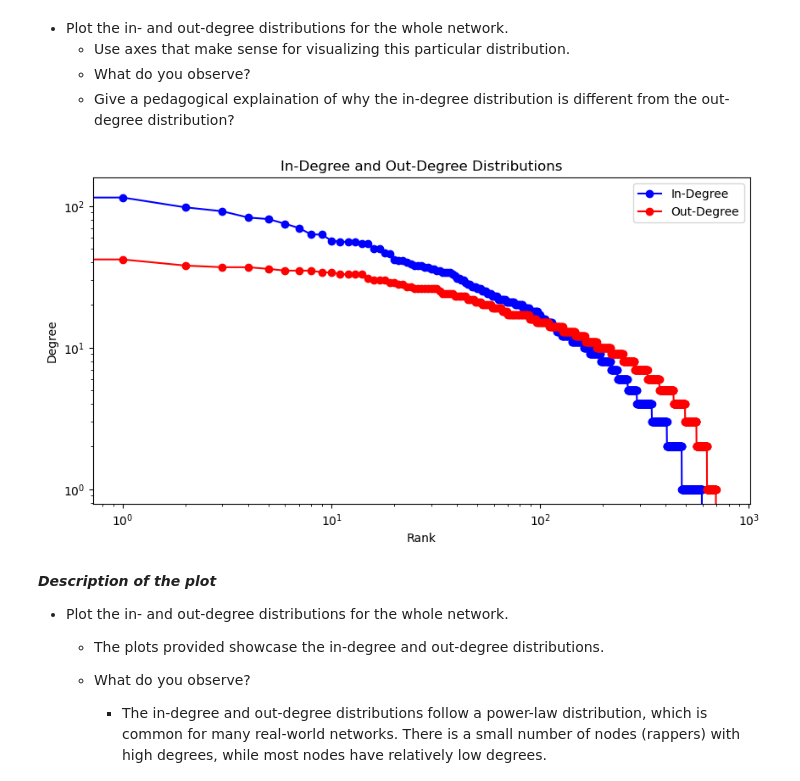
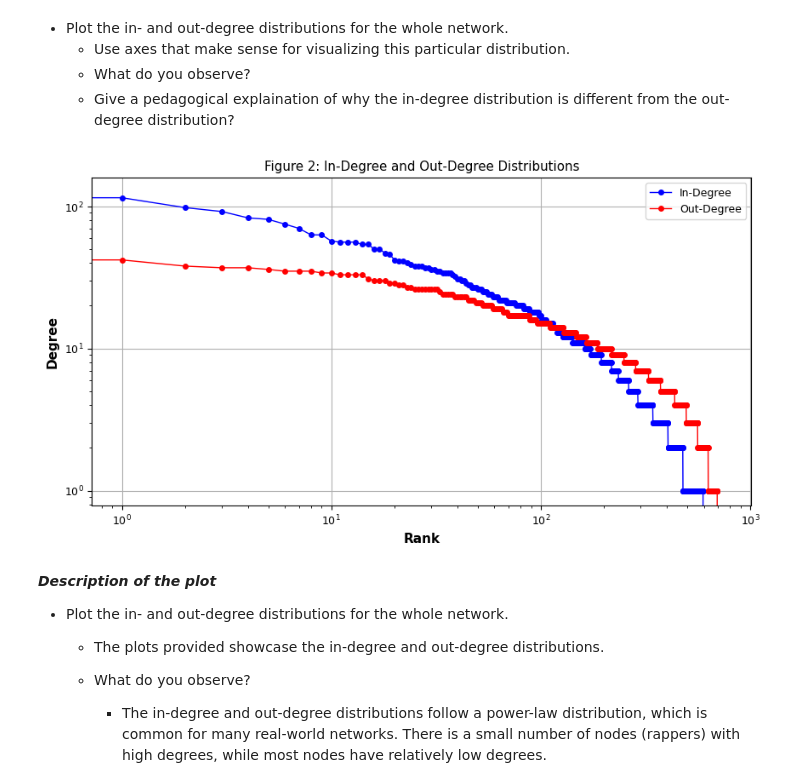
Before and after one commit to Linkschris/Assignment, a Jupyter notebook: Assignment2_jonas.ipynb, the cells around one changed output. Cells and saved outputs as stored; diff of their text form; code cells hidden in the pictures.

Commit message:
Plot settings

```diff
--- a/Assignment2_jonas.ipynb
+++ b/Assignment2_jonas.ipynb
@@ -20,6 +21,23 @@ import community
 import powerlaw
 from tabulate import tabulate
 %matplotlib inline
+# %%
+#set all plots to the same size and style
+plt.rcParams['figure.figsize'] = [20, 15]
+plt.rcParams['font.size'] = 9
+plt.rcParams['lines.linewidth'] = 1
+plt.rcParams['lines.markersize'] = 4
+plt.rcParams['axes.grid'] = True
+plt.rcParams['axes.axisbelow'] = True
+plt.rcParams['axes.facecolor'] = 'white'
+plt.rcParams['figure.facecolor'] = 'white'
+plt.rcParams['figure.titlesize'] = 14
+plt.rcParams['figure.titleweight'] = 'bold'
+plt.rcParams['axes.labelsize'] = 11
+plt.rcParams['axes.labelweight'] = 'bold'
+plt.rcParams['xtick.labelsize'] = 9
+plt.rcParams['ytick.labelsize'] = 9
+plt.rcParams['legend.fontsize'] = 9
 # %%
 table_counter = 1
 figure_counter = 1
@@ -249,16 +267,16 @@ Table 2: Stats of Rapper network. Metrics in the left column and the actual valu
 # %%
 # plot the In-Degree and Out-Degree Distributions
 
 plt.figure(figsize=(10, 5))
 plt.loglog(in_degree_values, 'b-', marker='o', label='In-Degree')
 plt.loglog(out_degree_values, 'r-', marker='o', label='Out-Degree')
 plt.xlabel('Rank')
 plt.ylabel('Degree')
-plt.title('In-Degree and Out-Degree Distributions')
+plt.title(f'Figure {figure_counter}: In-Degree and Out-Degree Distributions')
 plt.legend()
 plt.show()
 # %% [output]
-[figure, old version]
+[figure, new version]
 # %% [markdown]
 ***Description of the plot***
 
```
Also changed, not shown: parts of 2 cells of this notebook.
